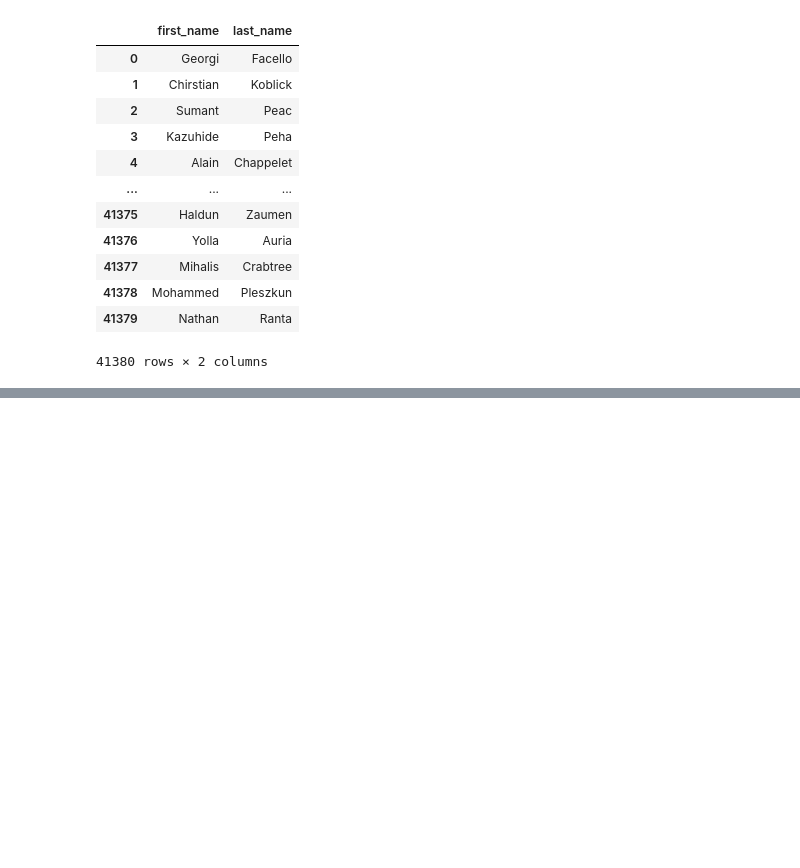
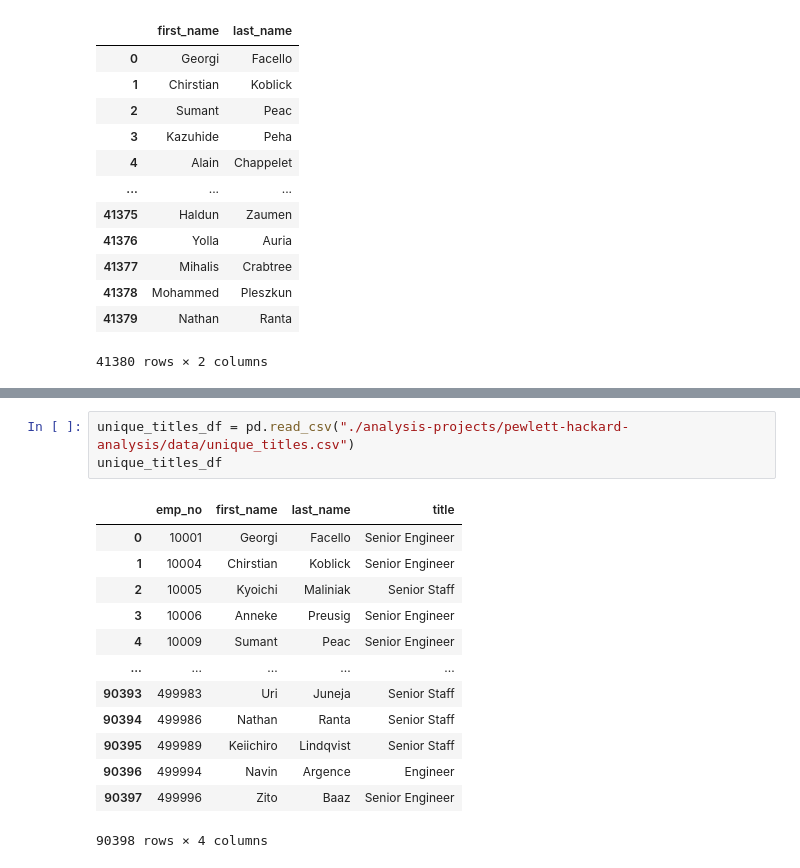
Before and after one commit to JovaniPink/pewlett-hackard-analysis, a Jupyter notebook: pewlett-hackard-analysis.ipynb, the cells around one changed output, grey strips where cells are left out. Saved outputs shown, nothing was run; the diff lists cells and outputs as text; blank space fills up the shorter version.

```diff
--- a/pewlett-hackard-analysis.ipynb
+++ b/pewlett-hackard-analysis.ipynb
@@ -156,0 +191,17 @@ retirement_info_df
+# %%
+unique_titles_df = pd.read_csv("./analysis-projects/pewlett-hackard-analysis/data/unique_titles.csv")
+unique_titles_df
+# %% [output]
+|  | emp_no | first_name | last_name | title |
+| 0 | 10001 | Georgi | Facello | Senior Engineer |
+| 1 | 10004 | Chirstian | Koblick | Senior Engineer |
+| 2 | 10005 | Kyoichi | Maliniak | Senior Staff |
+| 3 | 10006 | Anneke | Preusig | Senior Engineer |
+| 4 | 10009 | Sumant | Peac | Senior Engineer |
+| ... | ... | ... | ... | ... |
+| 90393 | 499983 | Uri | Juneja | Senior Staff |
+| 90394 | 499986 | Nathan | Ranta | Senior Staff |
+| 90395 | 499989 | Keiichiro | Lindqvist | Senior Staff |
+| 90396 | 499994 | Navin | Argence | Engineer |
+| 90397 | 499996 | Zito | Baaz | Senior Engineer |
+90398 rows × 4 columns
```
Also changed, not shown: parts of 4 cells of this notebook, 12 other files.
